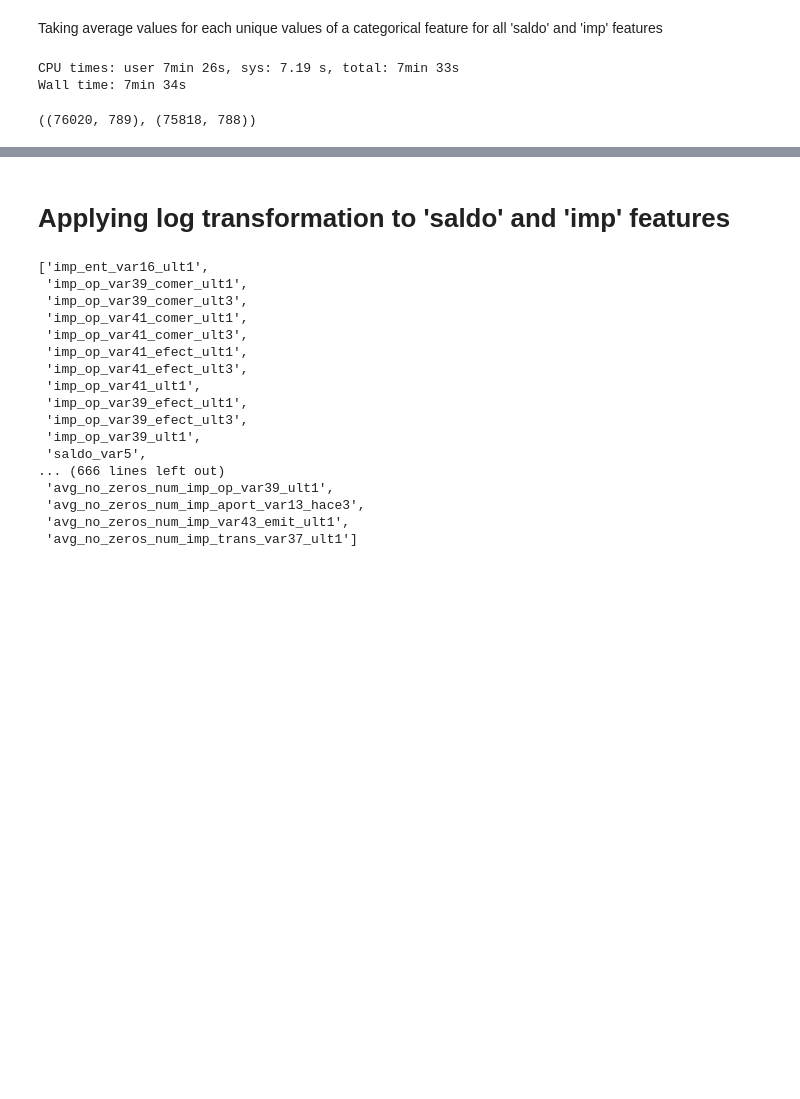
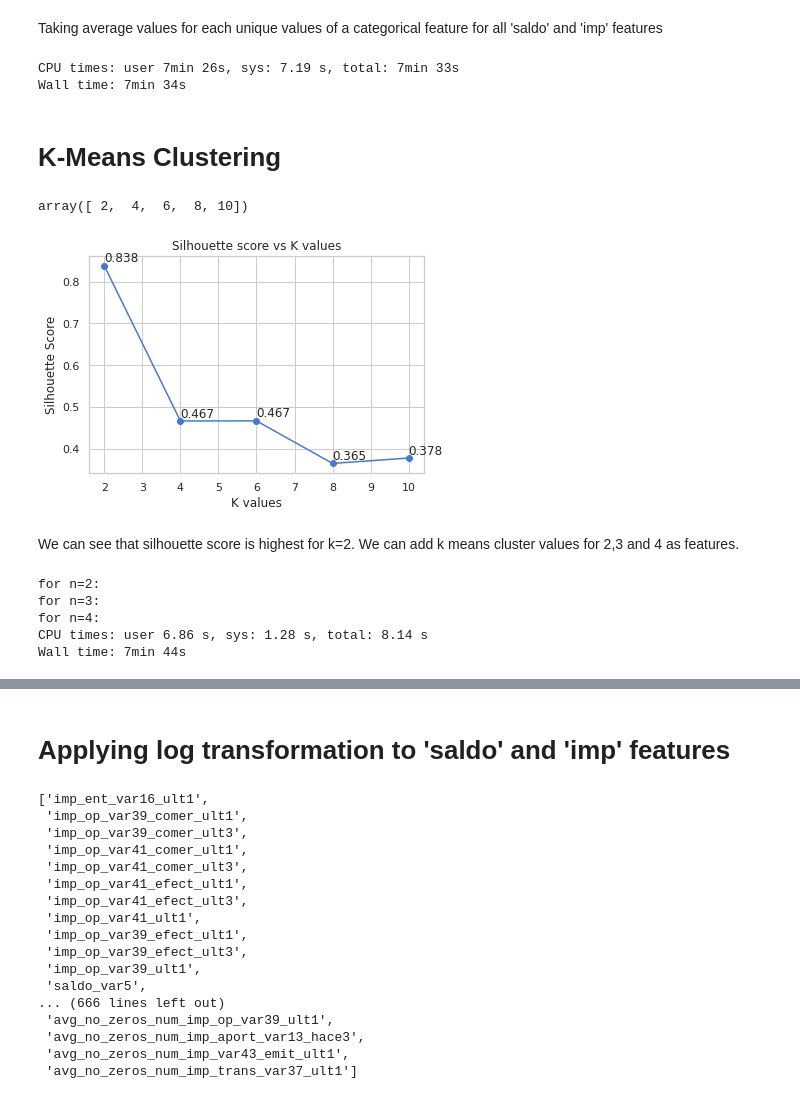
Before and after one commit to agno-nymous/Santander-Customer-Satisfaction, a Jupyter notebook: Feature_Engineering.ipynb, the cells around one changed output, grey strips where cells are left out. Saved outputs shown, nothing was run; the diff lists cells and outputs as text; code cells hidden in the pictures; blank space fills up the shorter version.

```diff
--- a/Feature_Engineering.ipynb
+++ b/Feature_Engineering.ipynb
@@ -99,3 +101,37 @@ for col in tqdm(columns):
 # %% [output]
 CPU times: user 7min 26s, sys: 7.19 s, total: 7min 33s
 Wall time: 7min 34s
+# %% [markdown]
+# K-Means Clustering
+# %%
+#https://medium.com/analytics-vidhya/how-to-determine-the-optimal-k-for-k-means-708505d204eb
+# We will use silhouete score to determine the best k. silhouette score : highest score shows best k.
+
+kminmax = [2,10]
+k = np.arange(kminmax[0],kminmax[1]+1,2)
+k
+# %% [output]
+array([ 2,  4,  6,  8, 10])
+# %%
+X =X_train.drop('TARGET',axis=1)
+sil_score = []
+sse = []
+for i in tqdm(k):
+  kmeans = cluster.KMeans(n_clusters=i,n_jobs=-1,verbose=2,random_state=100)
+  kmeans.fit(X)
+  labels = kmeans.predict(X)
+  score = metrics.silhouette_score(X,labels,random_state=100)
+  sil_score.append(score)
+# %%
+plt.title('Silhouette score vs K values')
+sns.lineplot(x=k,y=sil_score)
+plt.scatter(x=k,y=sil_score)
+for i, txt in enumerate(range(len(sil_score))):
+    plt.annotate("%.3f"%(sil_score[i]), (k[i], sil_score[i]+0.009))
+plt.xlabel('K values')
+plt.ylabel('Silhouette Score')
+plt.show()
+# %% [output]
+[figure, added]
+# %% [markdown]
+We can see that silhouette score is highest for k=2. We can add k means cluster values for 2,3 and 4 as features.
@@ -102,3 +151,12 @@ Wall time: 7min 34s
+# %%
+%%time
+add_kmeans_cluster()
+# %% [output]
+for n=2:
+for n=3:
+for n=4:
+CPU times: user 6.86 s, sys: 1.28 s, total: 8.14 s
+Wall time: 7min 44s
 # %%
 # X_train.to_pickle('/content/drive/My Drive/Santander_Customer_Satisfaction/X_train_2.pkl')
 # X_test.to_pickle('/content/drive/My Drive/Santander_Customer_Satisfaction/X_test_2.pkl')
@@ -105,6 +165,0 @@ Wall time: 7min 34s
-# %%
-X_train=pd.read_pickle('/content/drive/My Drive/Santander_Customer_Satisfaction/X_train_2.pkl')
-X_test = pd.read_pickle('/content/drive/My Drive/Santander_Customer_Satisfaction/X_test_2.pkl')
-X_train.shape,X_test.shape
-# %% [output]
-((76020, 789), (75818, 788))
```
Also changed, not shown: parts of 9 cells of this notebook.
